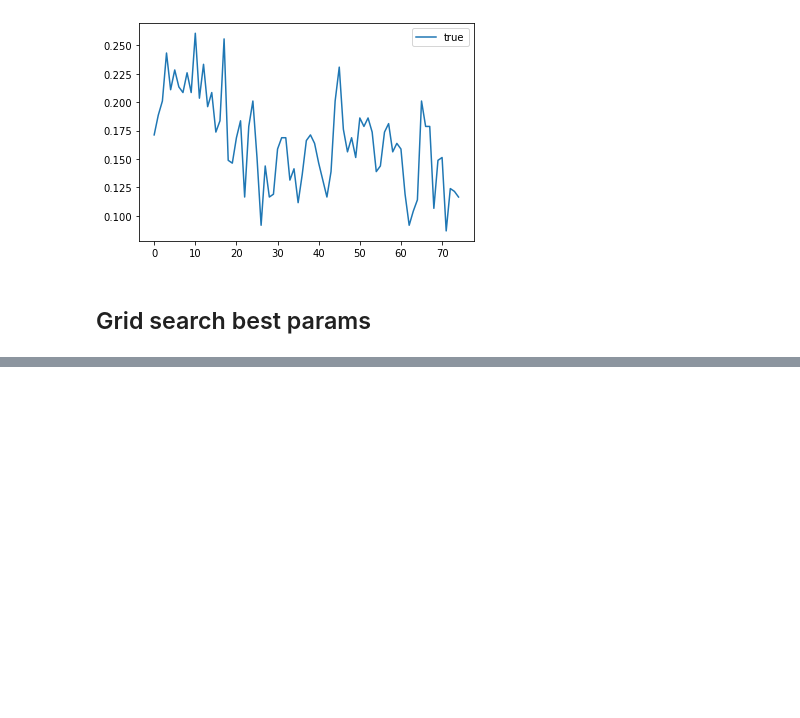
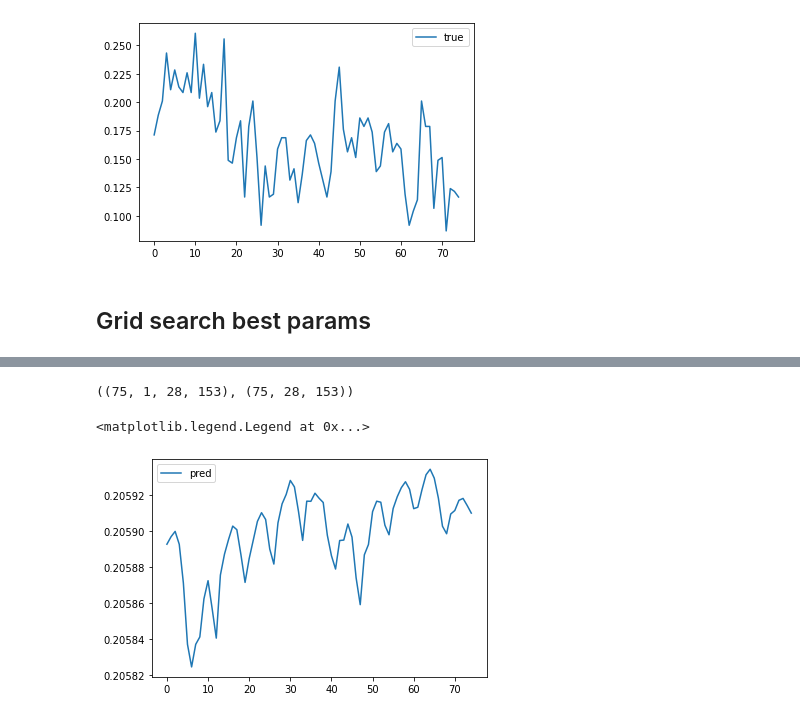
Before and after one commit to Ezmalts/augmentation_timeseries_m5, a Jupyter notebook: Seq2Seq.ipynb, the cells around one changed output, grey strips where cells are left out. Drawn from its saved outputs; the diff is of its cells as text; code cells hidden in the pictures; blank space fills up the shorter version.

```diff
--- a/Seq2Seq.ipynb
+++ b/Seq2Seq.ipynb
@@ -509,0 +613,25 @@ plt.legend()
+# %%
+preds = []
+
+for i in range(len(ValidX)):
+    seq_inp = ValidX[i,:,:]
+    seq_pred = model(seq_inp,seq_inp[seq_length-1:seq_length,:]).detach().numpy()
+
+    preds.append(seq_pred)
+# %%
+predy = np.array(preds)
+# %%
+predy.shape, valy.shape
+# %% [output]
+((75, 1, 28, 153), (75, 28, 153))
+# %%
+plt.plot(
+    predy[:, 0, 27, 0],
+    label='pred'
+)
+
+
+plt.legend()
+# %% [output]
+<matplotlib.legend.Legend at 0x...>
+[figure, added]
```
Also changed, not shown: parts of 10 cells of this notebook, 1 other file.
